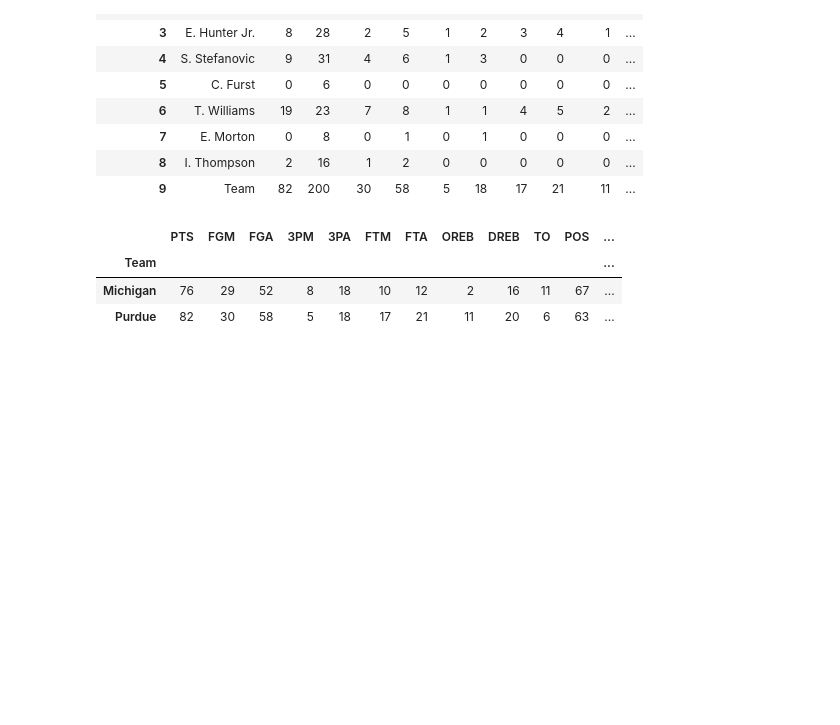
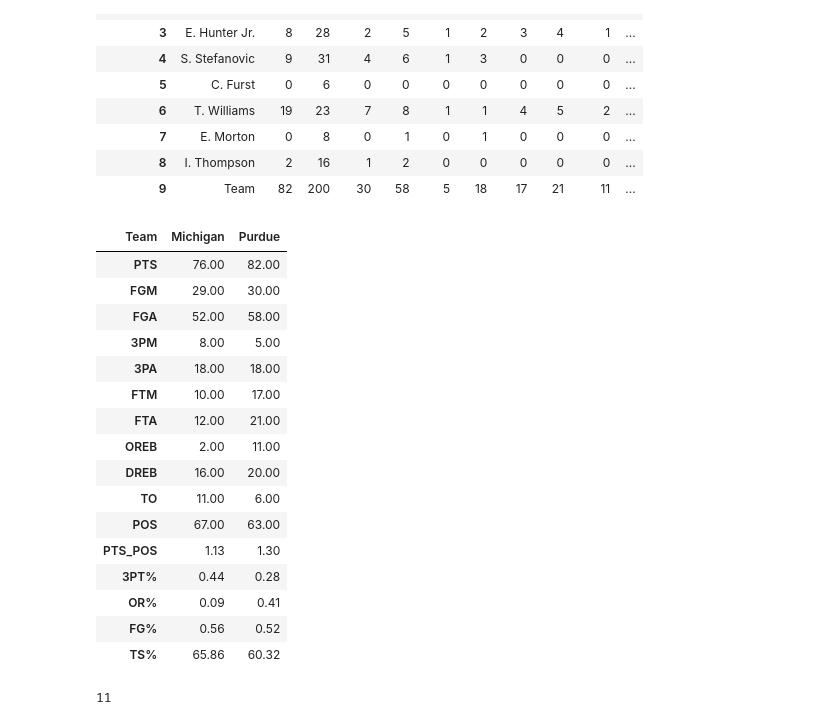
Before and after one commit to fmathews11/College_Basketball_Functions, a Jupyter notebook: Pulling_In_Boxscores.ipynb, the cells around one changed output. Cells and saved outputs as stored; diff of their text form; code cells hidden in the pictures; blank space fills up the shorter version.

```diff
--- a/Pulling_In_Boxscores.ipynb
+++ b/Pulling_In_Boxscores.ipynb
@@ -162,10 +162,34 @@ final_df = pd.concat([df_away,df_home])
 # %%
 final_df['POS'] = round(final_df.apply(lambda x: calculate_possessions(x.FGA,x.OREB,x.TO,x.FTA),axis = 1),0).astype(int)
 final_df['PTS_POS'] = round(final_df.PTS / final_df.POS,2)
 final_df['3PT%'] = round(final_df['3PM'] / final_df['3PA'],2)
-final_df
+away_defensive_rebounds = final_df[final_df.index == away_team].DREB.item()
+home_defensive_rebounds = final_df[final_df.index == home_team].DREB.item()
+home_team_or = (final_df.loc[final_df.index == home_team].OREB.item())/(final_df.loc[final_df.index == home_team].OREB.item() + away_defensive_rebounds)
+away_team_or = (final_df.loc[final_df.index == away_team].OREB.item())/(final_df.loc[final_df.index == away_team].OREB.item() + home_defensive_rebounds)
+final_df['OR%'] = [round(away_team_or,2),round(home_team_or,2)]
+final_df['FG%'] = round(final_df.FGM/final_df.FGA,2)
+final_df["TS%"] = round(100*final_df.PTS/(2*(final_df.FGA + 0.475*final_df.FTA)),2)
+final_df.transpose()
 # %% [output]
-|  | PTS | FGM | FGA | 3PM | 3PA | FTM | FTA | OREB | DREB | TO | POS | ... |
-| Team |  |  |  |  |  |  |  |  |  |  |  | ... |
-| Michigan | 76 | 29 | 52 | 8 | 18 | 10 | 12 | 2 | 16 | 11 | 67 | ... |
-| Purdue | 82 | 30 | 58 | 5 | 18 | 17 | 21 | 11 | 20 | 6 | 63 | ... |
+| Team | Michigan | Purdue |
+| PTS | 76.00 | 82.00 |
+| FGM | 29.00 | 30.00 |
+| FGA | 52.00 | 58.00 |
+| 3PM | 8.00 | 5.00 |
+| 3PA | 18.00 | 18.00 |
+| FTM | 10.00 | 17.00 |
+| FTA | 12.00 | 21.00 |
+| OREB | 2.00 | 11.00 |
+| DREB | 16.00 | 20.00 |
+| TO | 11.00 | 6.00 |
+| POS | 67.00 | 63.00 |
+| PTS_POS | 1.13 | 1.30 |
+| 3PT% | 0.44 | 0.28 |
+| OR% | 0.09 | 0.41 |
+| FG% | 0.56 | 0.52 |
+| TS% | 65.86 | 60.32 |
+# %%
+final_df.loc[final_df.index == home_team].OREB.item()
+# %% [output]
+11
```
